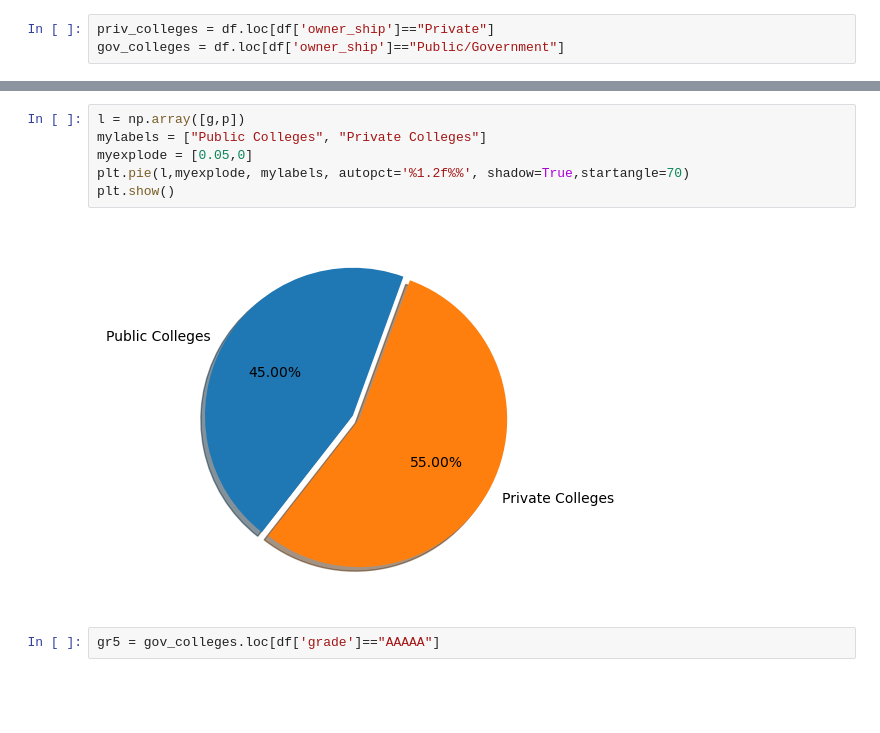
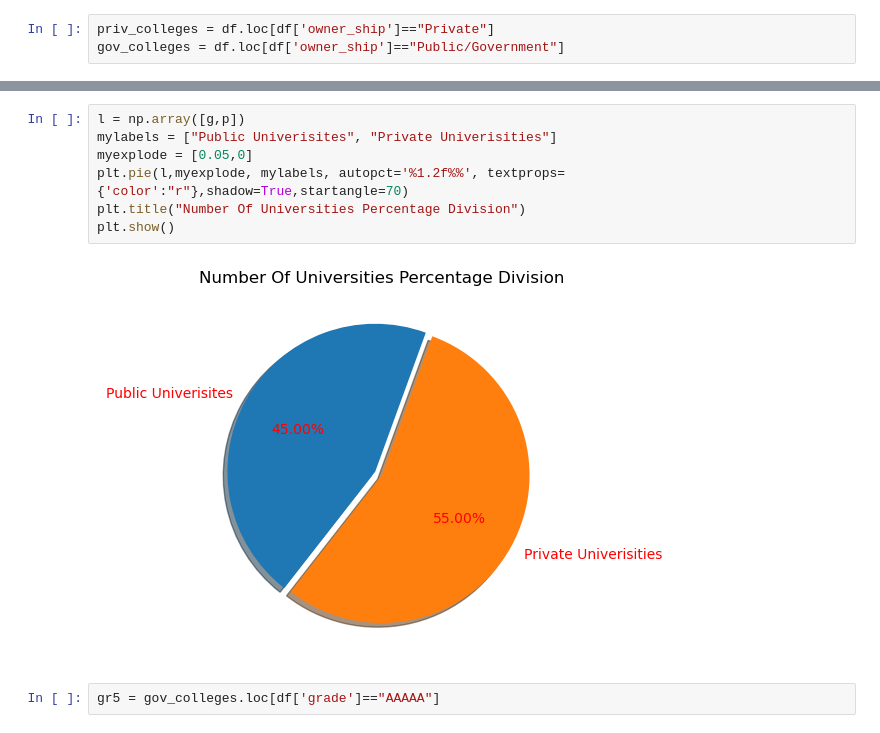
Before and after one commit to xIshanSandhux/Public-vs-Private-Indian-College-Analysis-Top-200, a Jupyter notebook: public-vs-private-indian-college-analysis-top-200.ipynb, the cells around one changed output, grey strips where cells are left out. Cells and saved outputs as stored; diff of their text form; blank space fills up the shorter version.

```diff
--- a/public-vs-private-indian-college-analysis-top-200.ipynb
+++ b/public-vs-private-indian-college-analysis-top-200.ipynb
@@ -68,11 +73,12 @@ plt.show()
 # %%
 l = np.array([g,p])
-mylabels = ["Public Colleges", "Private Colleges"]
+mylabels = ["Public Univerisites", "Private Univerisities"]
 myexplode = [0.05,0]
-plt.pie(l,myexplode, mylabels, autopct='%1.2f%%', shadow=True,startangle=70)
+plt.pie(l,myexplode, mylabels, autopct='%1.2f%%', textprops={'color':"r"},shadow=True,startangle=70)
+plt.title("Number Of Universities Percentage Division")
 plt.show()
 # %% [output]
-[figure, old version]
+[figure, new version]
 # %%
 gr5 = gov_colleges.loc[df['grade']=="AAAAA"]
 # %%
```
Also changed, not shown: parts of 14 cells of this notebook.
